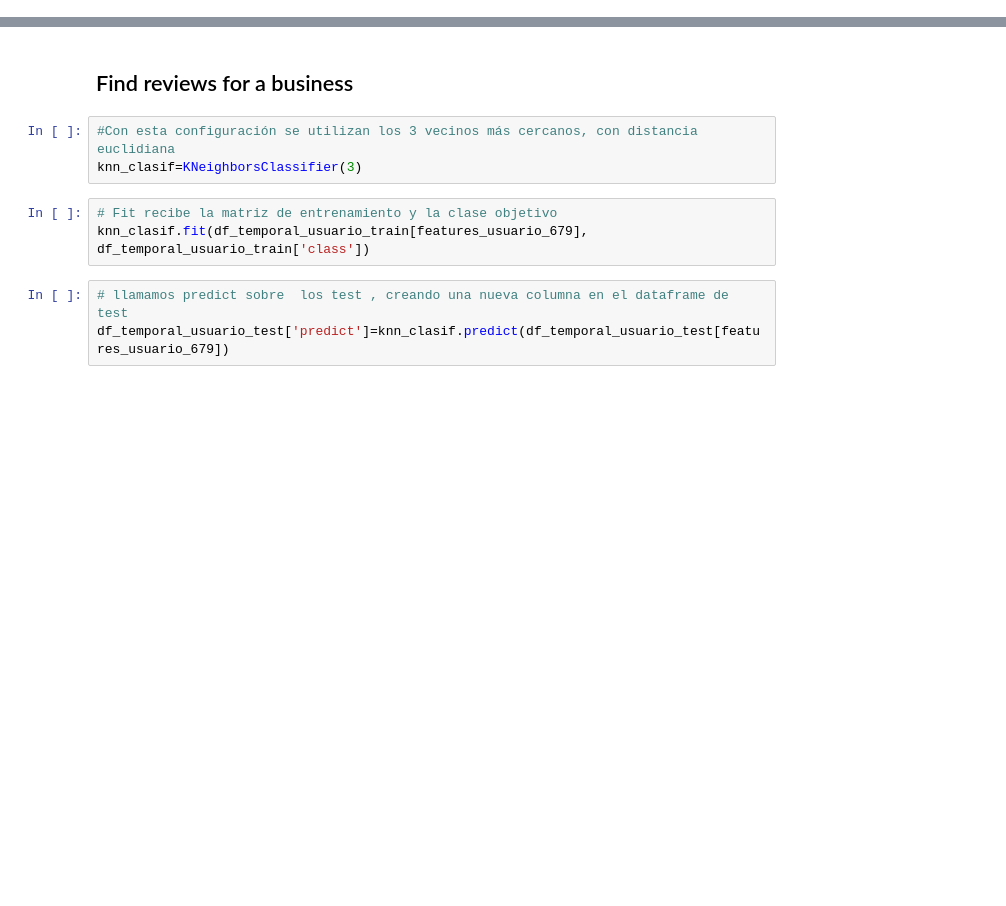
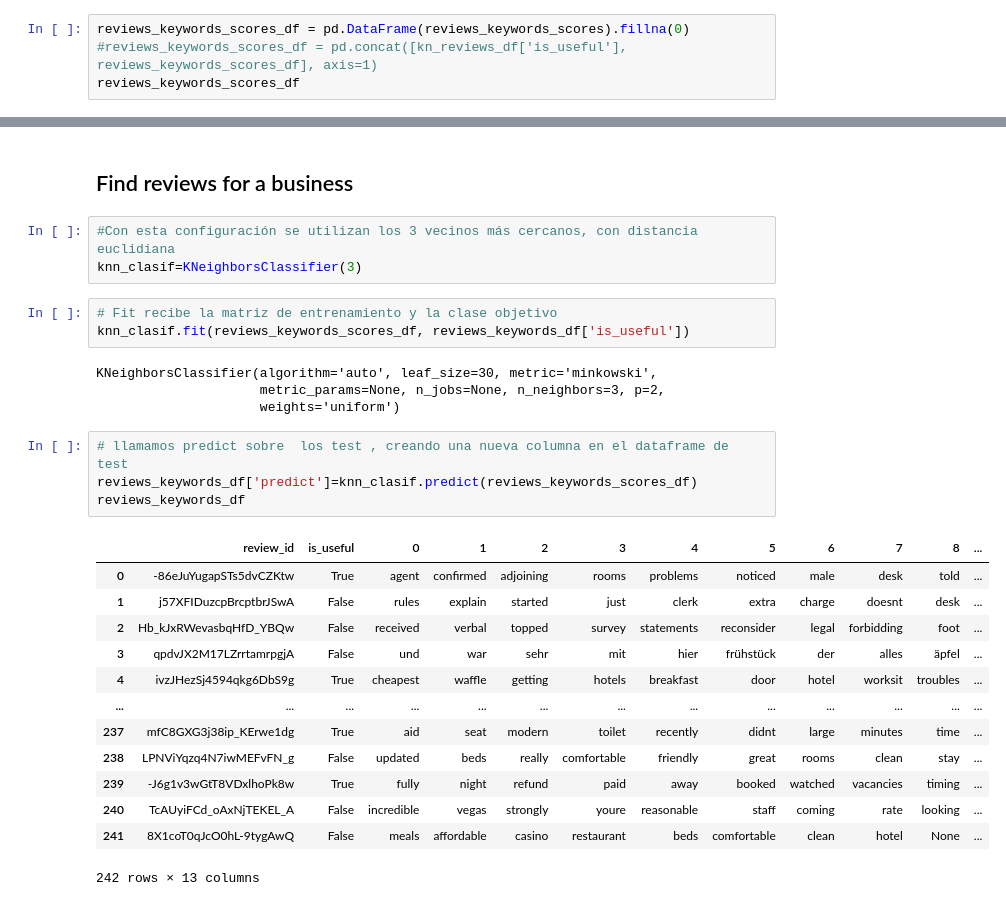
Before and after one commit to jjr2040/sr-taller2, a Jupyter notebook: preprocessing/ContentBasedFiltering.ipynb, the cells around one changed output, grey strips where cells are left out. Cells and saved outputs as stored; diff of their text form; blank space fills up the shorter version.

Commit message:
Addded prediction... needs train and validation

```diff
--- a/preprocessing/ContentBasedFiltering.ipynb
+++ b/preprocessing/ContentBasedFiltering.ipynb
@@ -152,0 +236,4 @@ reviews_keywords[:5]
+# %%
+reviews_keywords_scores_df = pd.DataFrame(reviews_keywords_scores).fillna(0)
+#reviews_keywords_scores_df = pd.concat([kn_reviews_df['is_useful'], reviews_keywords_scores_df], axis=1)
+reviews_keywords_scores_df
@@ -157,7 +258,26 @@ reviews_keywords[:5]
 knn_clasif=KNeighborsClassifier(3)
 # %%
 # Fit recibe la matriz de entrenamiento y la clase objetivo
-knn_clasif.fit(df_temporal_usuario_train[features_usuario_679], df_temporal_usuario_train['class'])
+knn_clasif.fit(reviews_keywords_scores_df, reviews_keywords_df['is_useful'])
+# %% [output]
+KNeighborsClassifier(algorithm='auto', leaf_size=30, metric='minkowski',
+                     metric_params=None, n_jobs=None, n_neighbors=3, p=2,
+                     weights='uniform')
 # %%
 # llamamos predict sobre  los test , creando una nueva columna en el dataframe de test
-df_temporal_usuario_test['predict']=knn_clasif.predict(df_temporal_usuario_test[features_usuario_679])
+reviews_keywords_df['predict']=knn_clasif.predict(reviews_keywords_scores_df)
+reviews_keywords_df
+# %% [output]
+|  | review_id | is_useful | 0 | 1 | 2 | 3 | 4 | 5 | 6 | 7 | 8 | ... |
+| 0 | -86eJuYugapSTs5dvCZKtw | True | agent | confirmed | adjoining | rooms | problems | noticed | male | desk | told | ... |
+| 1 | j57XFIDuzcpBrcptbrJSwA | False | rules | explain | started | just | clerk | extra | charge | doesnt | desk | ... |
+| 2 | Hb_kJxRWevasbqHfD_YBQw | False | received | verbal | topped | survey | statements | reconsider | legal | forbidding | foot | ... |
+| 3 | qpdvJX2M17LZrrtamrpgjA | False | und | war | sehr | mit | hier | frühstück | der | alles | äpfel | ... |
+| 4 | ivzJHezSj4594qkg6DbS9g | True | cheapest | waffle | getting | hotels | breakfast | door | hotel | worksit | troubles | ... |
+| ... | ... | ... | ... | ... | ... | ... | ... | ... | ... | ... | ... | ... |
+| 237 | mfC8GXG3j38ip_KErwe1dg | True | aid | seat | modern | toilet | recently | didnt | large | minutes | time | ... |
+| 238 | LPNViYqzq4N7iwMEFvFN_g | False | updated | beds | really | comfortable | friendly | great | rooms | clean | stay | ... |
+| 239 | -J6g1v3wGtT8VDxlhoPk8w | True | fully | night | refund | paid | away | booked | watched | vacancies | timing | ... |
+| 240 | TcAUyiFCd_oAxNjTEKEL_A | False | incredible | vegas | strongly | youre | reasonable | staff | coming | rate | looking | ... |
+| 241 | 8X1coT0qJcO0hL-9tygAwQ | False | meals | affordable | casino | restaurant | beds | comfortable | clean | hotel | None | ... |
+242 rows × 13 columns
```
Also changed, not shown: parts of 13 cells of this notebook, 1 other file.
